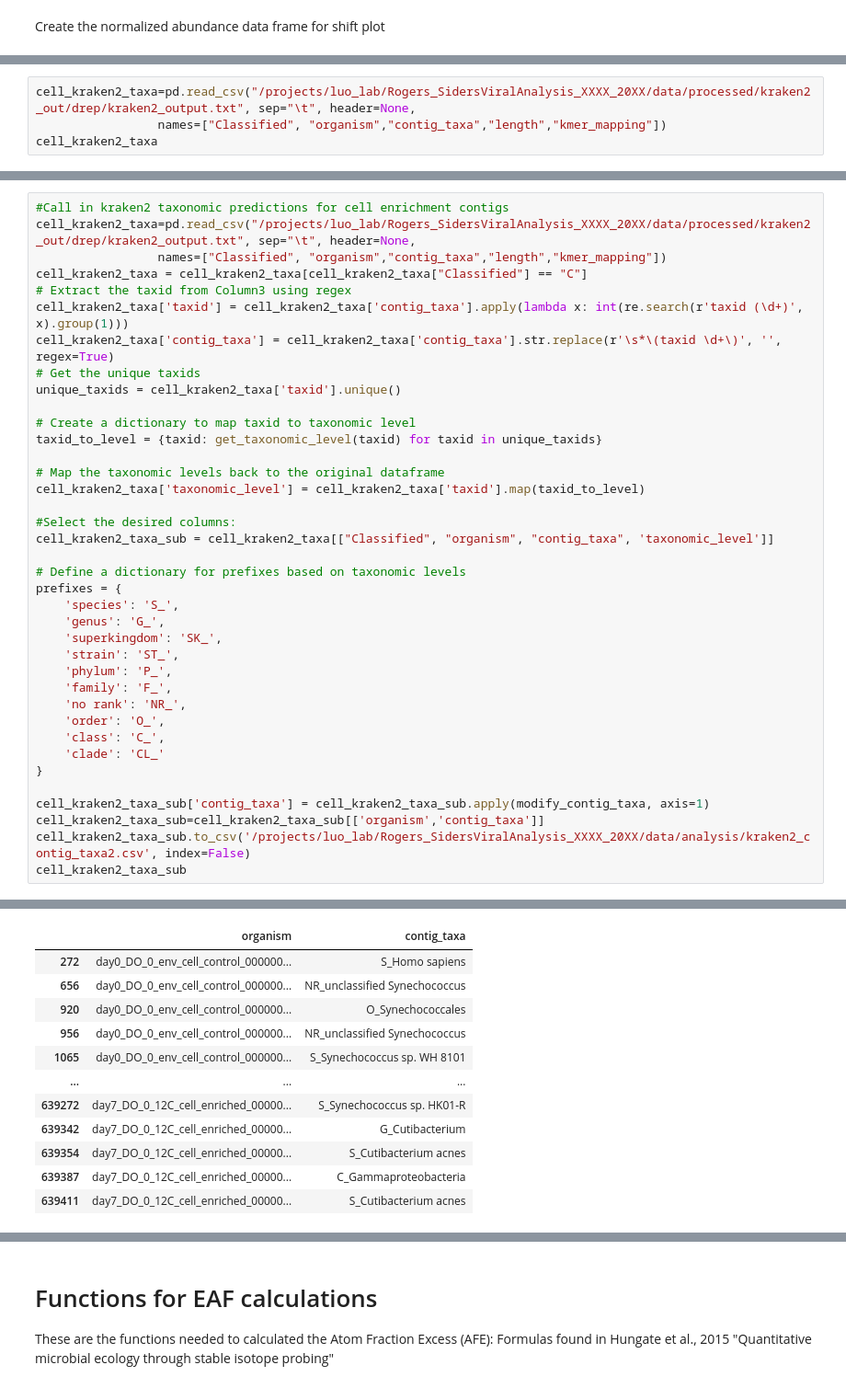
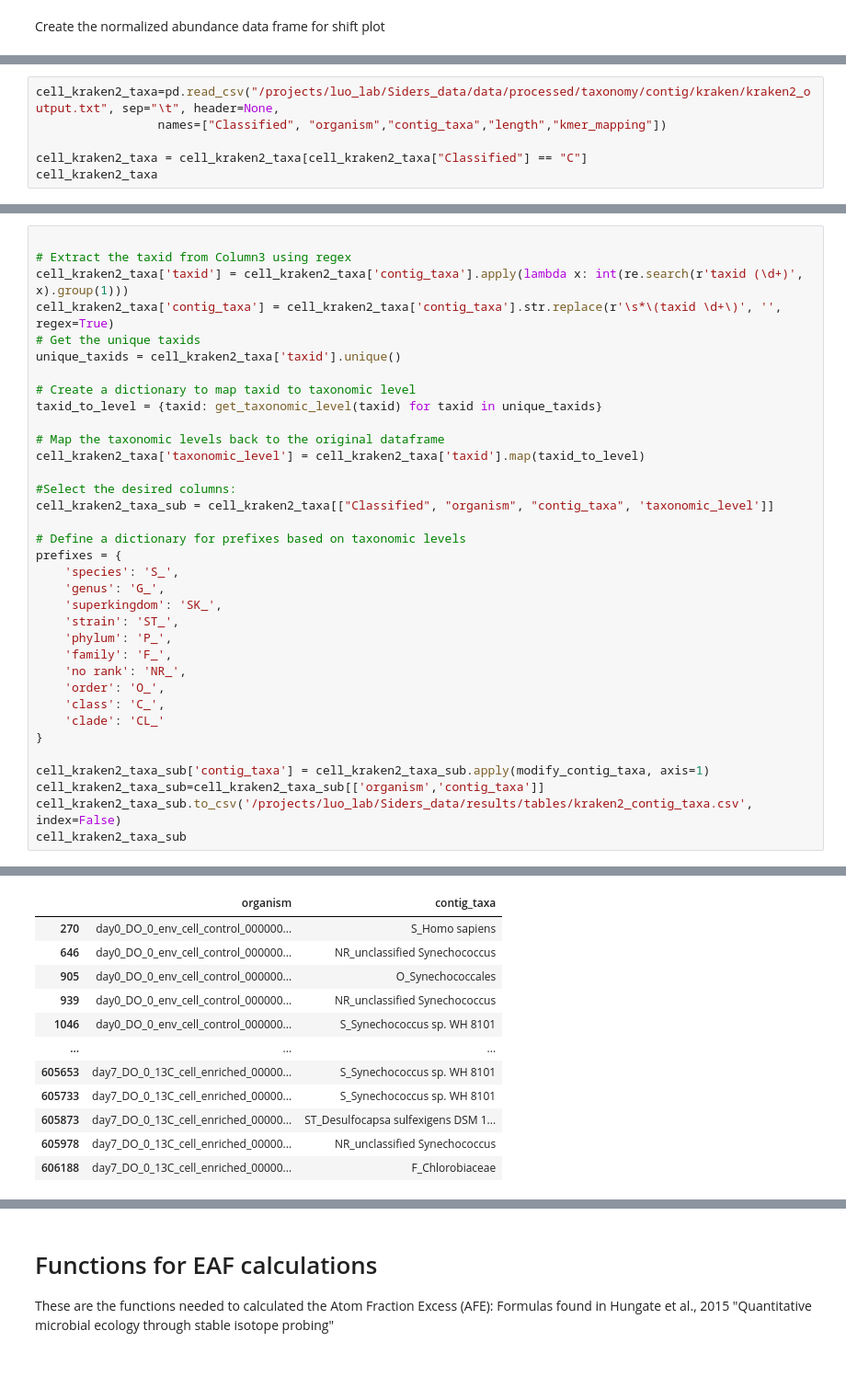
Before and after one commit to DeaconOfBiology/Siders_data, a Jupyter notebook: code/notebooks/ExcessAtomFraction_calculations.ipynb, the cells around one changed output, grey strips where cells are left out. Shown at 92% size. Cells and saved outputs as stored; diff of their text form.

```diff
--- a/code/notebooks/ExcessAtomFraction_calculations.ipynb
+++ b/code/notebooks/ExcessAtomFraction_calculations.ipynb
@@ -315,6 +280,8 @@ NOTE: Need to rerun Kraken.
 # %%
-cell_kraken2_taxa=pd.read_csv("/projects/luo_lab/Rogers_SidersViralAnalysis_XXXX_20XX/data/processed/kraken2_out/drep/kraken2_output.txt", sep="\t", header=None,
+cell_kraken2_taxa=pd.read_csv("/projects/luo_lab/Siders_data/data/processed/taxonomy/contig/kraken/kraken2_output.txt", sep="\t", header=None,
                  names=["Classified", "organism","contig_taxa","length","kmer_mapping"])
+
+cell_kraken2_taxa = cell_kraken2_taxa[cell_kraken2_taxa["Classified"] == "C"]
 cell_kraken2_taxa
 # %% [output]
 |  | Classified | organism | contig_taxa | length | kmer_mapping |
@@ -333,8 +300,5 @@ cell_kraken2_taxa
 # %%
-#Call in kraken2 taxonomic predictions for cell enrichment contigs
-cell_kraken2_taxa=pd.read_csv("/projects/luo_lab/Rogers_SidersViralAnalysis_XXXX_20XX/data/processed/kraken2_out/drep/kraken2_output.txt", sep="\t", header=None,
-                 names=["Classified", "organism","contig_taxa","length","kmer_mapping"])
-cell_kraken2_taxa = cell_kraken2_taxa[cell_kraken2_taxa["Classified"] == "C"]
+
 # Extract the taxid from Column3 using regex
 cell_kraken2_taxa['taxid'] = cell_kraken2_taxa['contig_taxa'].apply(lambda x: int(re.search(r'taxid (\d+)', x).group(1)))
 cell_kraken2_taxa['contig_taxa'] = cell_kraken2_taxa['contig_taxa'].str.replace(r'\s*\(taxid \d+\)', '', regex=True)
@@ -356,42 +320,42 @@ prefixes = {
     'genus': 'G_',
     'superkingdom': 'SK_',
     'strain': 'ST_',
     'phylum': 'P_',
     'family': 'F_',
     'no rank': 'NR_',
     'order': 'O_',
     'class': 'C_',
     'clade': 'CL_'
 }
 
 cell_kraken2_taxa_sub['contig_taxa'] = cell_kraken2_taxa_sub.apply(modify_contig_taxa, axis=1)
 cell_kraken2_taxa_sub=cell_kraken2_taxa_sub[['organism','contig_taxa']]
-cell_kraken2_taxa_sub.to_csv('/projects/luo_lab/Rogers_SidersViralAnalysis_XXXX_20XX/data/analysis/kraken2_contig_taxa2.csv', index=False)
+cell_kraken2_taxa_sub.to_csv('/projects/luo_lab/Siders_data/results/tables/kraken2_contig_taxa.csv', index=False)
 cell_kraken2_taxa_sub
 # %% [output]
             To make use of NCBI's E-utilities, NCBI requires you to specify your
             email address with each request.  As an example, if your email address
             is A.N.Other@example.com, you can specify it as follows:
                from Bio import Entrez
                Entrez.email = 'A.N.Other@example.com'
             In case of excessive usage of the E-utilities, NCBI will attempt to contact
             a user at the email address provided before blocking access to the
             E-utilities.
   warnings.warn(
 A value is trying to be set on a copy of a slice from a DataFrame.
 Try using .loc[row_indexer,col_indexer] = value instead
 
 See the caveats in the documentation: https://pandas.pydata.org/pandas-docs/stable/user_guide/indexing.html#returning-a-view-versus-a-copy
   cell_kraken2_taxa_sub['contig_taxa'] = cell_kraken2_taxa_sub.apply(modify_contig_taxa, axis=1)
 |  | organism | contig_taxa |
-| 272 | day0_DO_0_env_cell_control_000000... | S_Homo sapiens |
-| 656 | day0_DO_0_env_cell_control_000000... | NR_unclassified Synechococcus |
-| 920 | day0_DO_0_env_cell_control_000000... | O_Synechococcales |
-| 956 | day0_DO_0_env_cell_control_000000... | NR_unclassified Synechococcus |
-| 1065 | day0_DO_0_env_cell_control_000000... | S_Synechococcus sp. WH 8101 |
+| 270 | day0_DO_0_env_cell_control_000000... | S_Homo sapiens |
+| 646 | day0_DO_0_env_cell_control_000000... | NR_unclassified Synechococcus |
+| 905 | day0_DO_0_env_cell_control_000000... | O_Synechococcales |
+| 939 | day0_DO_0_env_cell_control_000000... | NR_unclassified Synechococcus |
+| 1046 | day0_DO_0_env_cell_control_000000... | S_Synechococcus sp. WH 8101 |
 | ... | ... | ... |
-| 639272 | day7_DO_0_12C_cell_enriched_00000... | S_Synechococcus sp. HK01-R |
-| 639342 | day7_DO_0_12C_cell_enriched_00000... | G_Cutibacterium |
-| 639354 | day7_DO_0_12C_cell_enriched_00000... | S_Cutibacterium acnes |
-| 639387 | day7_DO_0_12C_cell_enriched_00000... | C_Gammaproteobacteria |
-| 639411 | day7_DO_0_12C_cell_enriched_00000... | S_Cutibacterium acnes |
+| 605653 | day7_DO_0_13C_cell_enriched_00000... | S_Synechococcus sp. WH 8101 |
+| 605733 | day7_DO_0_13C_cell_enriched_00000... | S_Synechococcus sp. WH 8101 |
+| 605873 | day7_DO_0_13C_cell_enriched_00000... | ST_Desulfocapsa sulfexigens DSM 1... |
+| 605978 | day7_DO_0_13C_cell_enriched_00000... | NR_unclassified Synechococcus |
+| 606188 | day7_DO_0_13C_cell_enriched_00000... | F_Chlorobiaceae |
```
Also changed, not shown: parts of 47 cells of this notebook, 41 other files.
